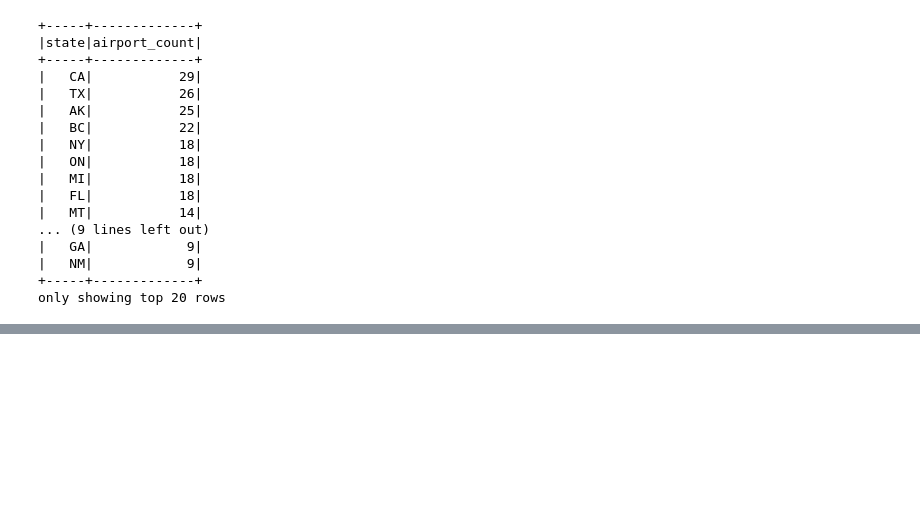
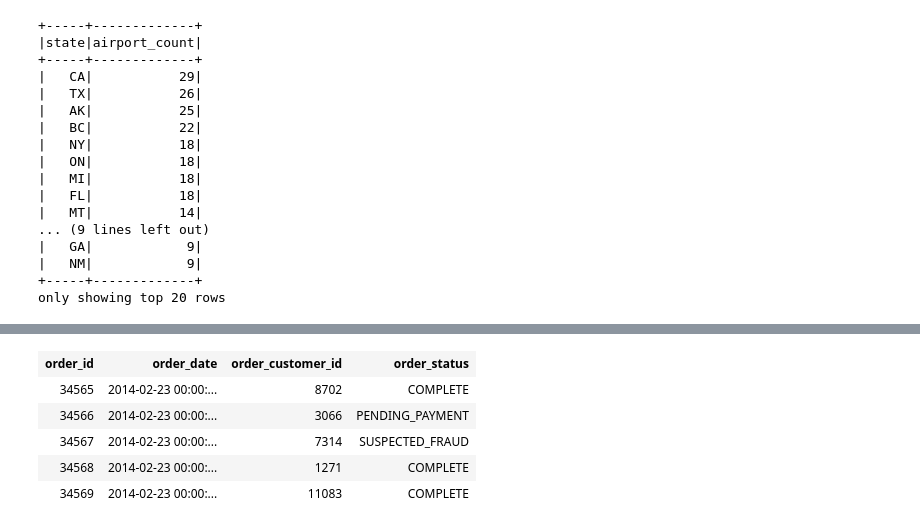
Before and after one commit to saravanankrishnarajan/Spark-using-Python-3, a Jupyter notebook: Section 18 Spark Metastore/Section 18 Exploring Spark Catalog.ipynb, the cells around one changed output, grey strips where cells are left out. Cells and saved outputs as stored; diff of their text form; code cells hidden in the pictures; blank space fills up the shorter version.

```diff
--- a/Section 18 Spark Metastore/Section 18 Exploring Spark Catalog.ipynb
+++ b/Section 18 Spark Metastore/Section 18 Exploring Spark Catalog.ipynb
@@ -1698,0 +2368,9 @@ only showing top 20 rows
+# %%
+spark.sql("select * from orders limit 5")
+# %% [output]
+| order_id | order_date | order_customer_id | order_status |
+| 34565 | 2014-02-23 00:00:... | 8702 | COMPLETE |
+| 34566 | 2014-02-23 00:00:... | 3066 | PENDING_PAYMENT |
+| 34567 | 2014-02-23 00:00:... | 7314 | SUSPECTED_FRAUD |
+| 34568 | 2014-02-23 00:00:... | 1271 | COMPLETE |
+| 34569 | 2014-02-23 00:00:... | 11083 | COMPLETE |
```
Also changed, not shown: parts of 81 cells of this notebook.
